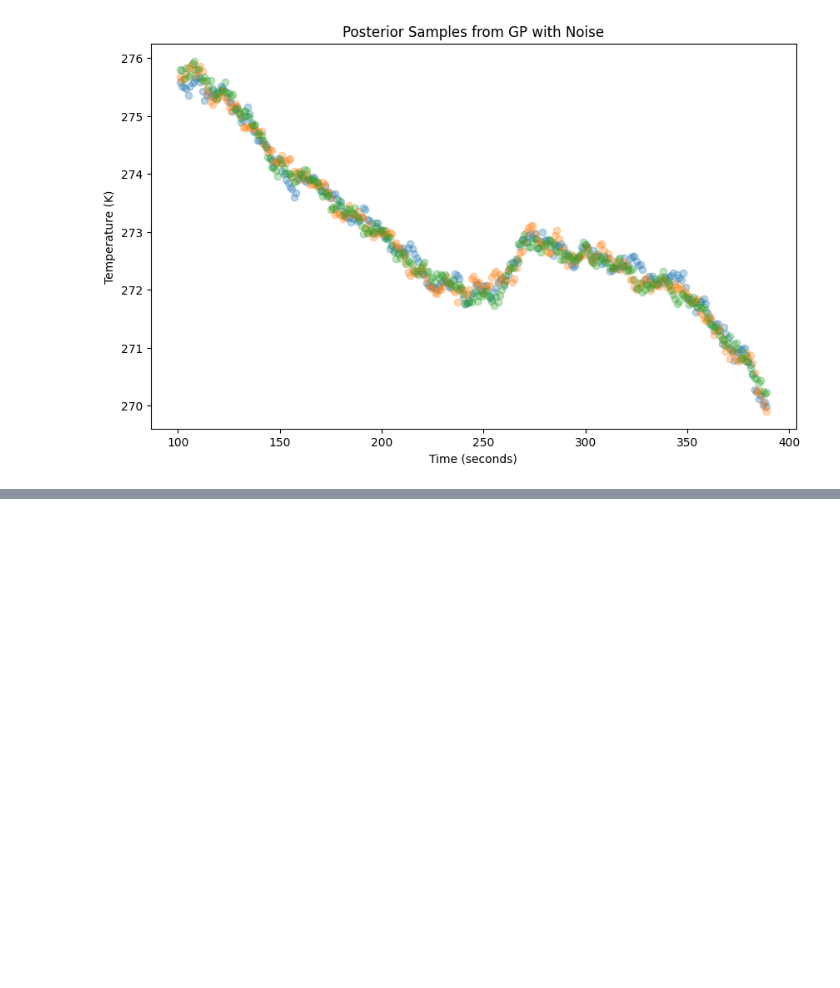
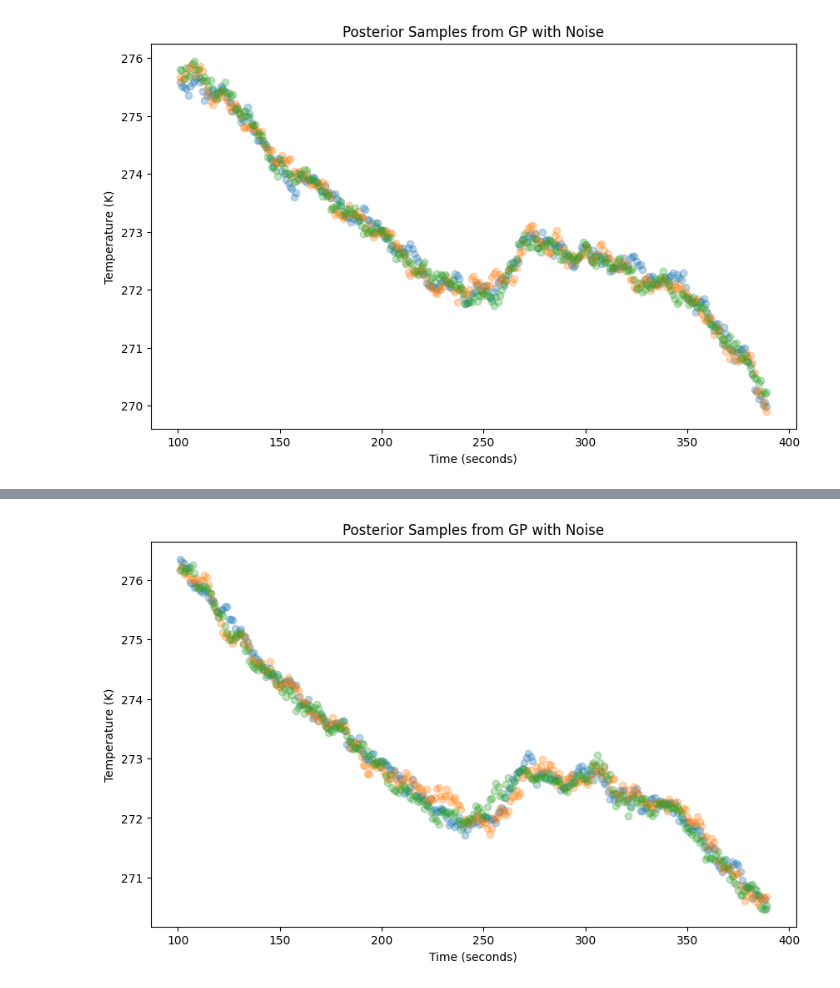
Before and after one commit to TommasoLocatelli/GRUAN_EDA, a Jupyter notebook: code_examples/gp_from_scratch.ipynb, the cells around one changed output, grey strips where cells are left out. Cells and saved outputs as stored; diff of their text form; code cells hidden in the pictures; blank space fills up the shorter version.

```diff
--- a/code_examples/gp_from_scratch.ipynb
+++ b/code_examples/gp_from_scratch.ipynb
@@ -212,0 +214,13 @@ plt.show()
+# %%
+# posterior sampling with noise
+y2_noise = np.random.multivariate_normal(mean=mu_post_noise, cov=cov_post_noise, size=3)
+# plot posterior samples with noise
+plt.figure(figsize=(10, 6))
+for i in range(y2_noise.shape[0]):
+    plt.scatter(test_seconds, y2_noise[i, :], alpha=0.3)
+plt.title('Posterior Samples from GP with Noise')
+plt.xlabel('Time (seconds)')
+plt.ylabel('Temperature (K)')
+plt.show()
+# %% [output]
+[figure, added]
```
Also changed, not shown: parts of 2 cells of this notebook.
